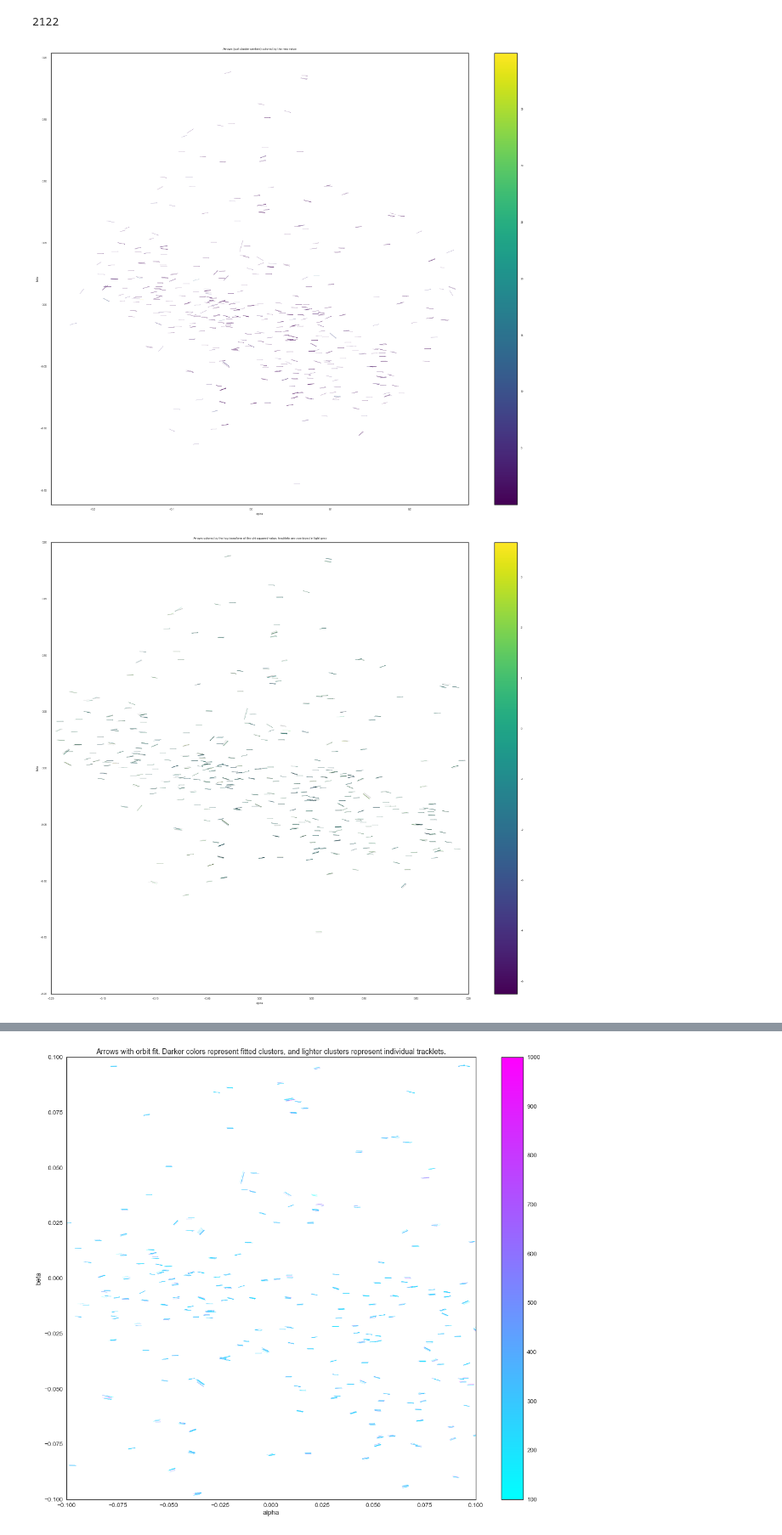
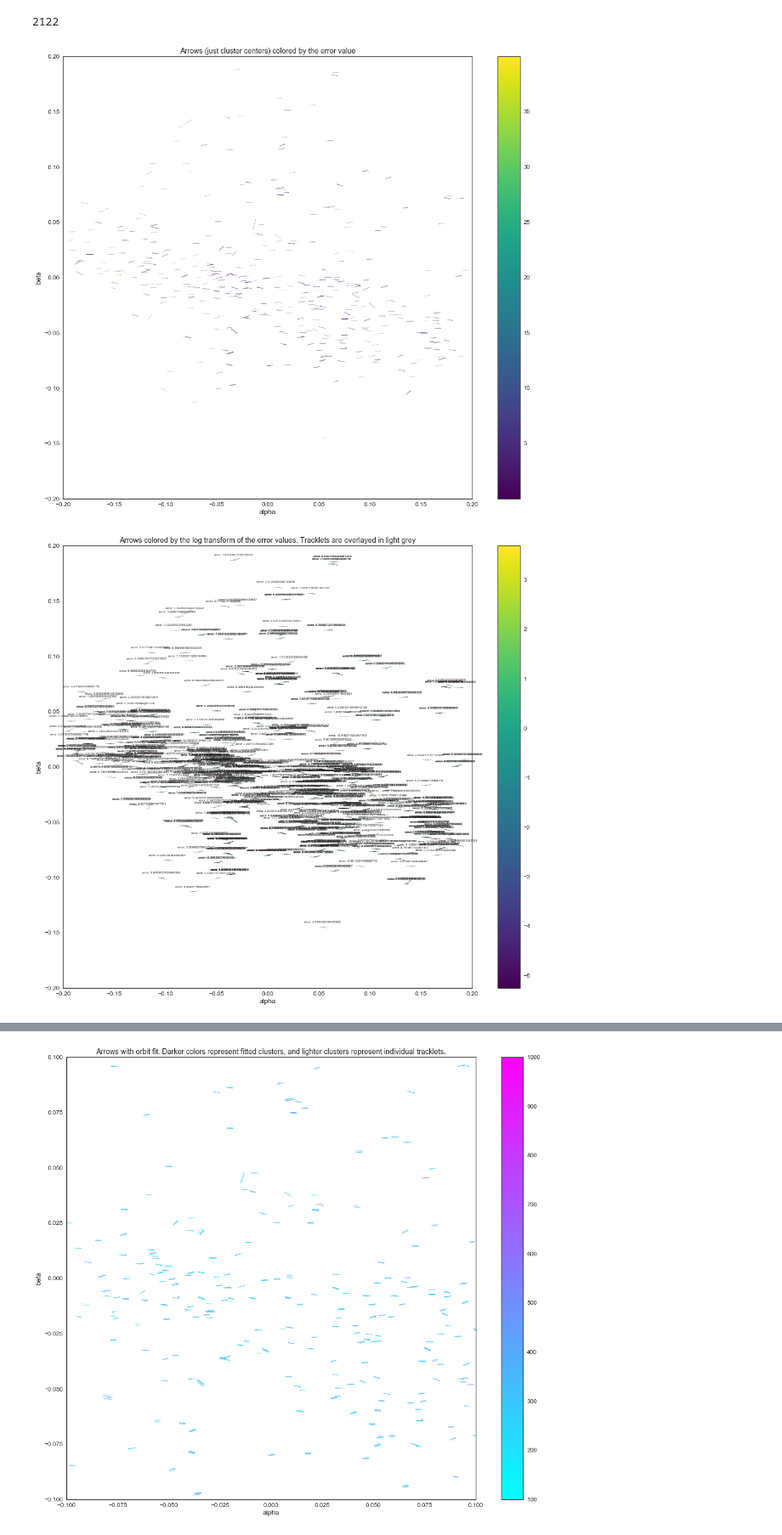
Before and after one commit to pblankley/itf_linking, a Jupyter notebook: linkitf/orbit_fitting.ipynb, the cells around one changed output, grey strips where cells are left out. Shown at 85% size. Drawn from its saved outputs; the diff is of its cells as text; code cells hidden in the pictures.

Commit message:
add plots subdir and improvements to vis tools

```diff
--- a/linkitf/orbit_fitting.ipynb
+++ b/linkitf/orbit_fitting.ipynb
@@ -205,15 +205,13 @@ po[chi_res.index(sorted(chi_res,reverse=True)[0])]
 2122
 # %%
 cl = imp.reload(cl)
-cl.vis_arrows_by_rms(par_results,chi_res)
+cl.vis_cluster_arrows_err(par_results,chi_res,subdir='plots/')
 # %% [output]
-[figure, old version]
+[figure, new version]
 # %%
 cl = imp.reload(cl)
-sns.set(font_scale=.5)
-sns.set_style('white')
 # ggdots = cl.vis_arrows_by_chi_with_trkl({'k':par_results[2122]},agg_dict,[2122],util.lunation_center(n),chi_res)
-ggdots = cl.vis_arrows_by_chi_with_trkl(par_results,agg_dict,po,util.lunation_center(n),chi_res)
+ggdots = cl.vis_cluster_tracklet_arrows(par_results,agg_dict,po,util.lunation_center(n),chi_res,log=True,subdir='plots/')
 # %% [output]
-[figure, old version]
+[figure, new version]
 # %%
```
Also changed, not shown: parts of 3 cells of this notebook, 20 other files.
